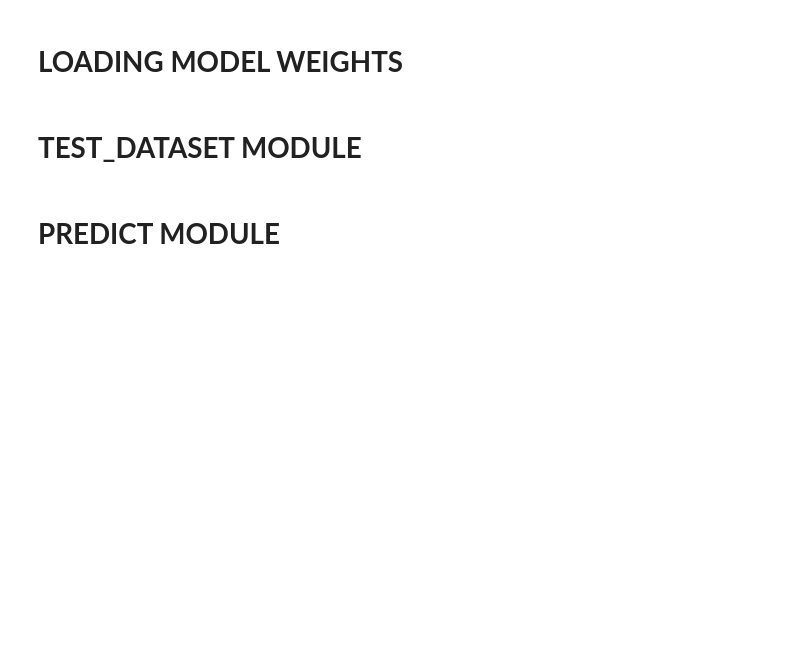
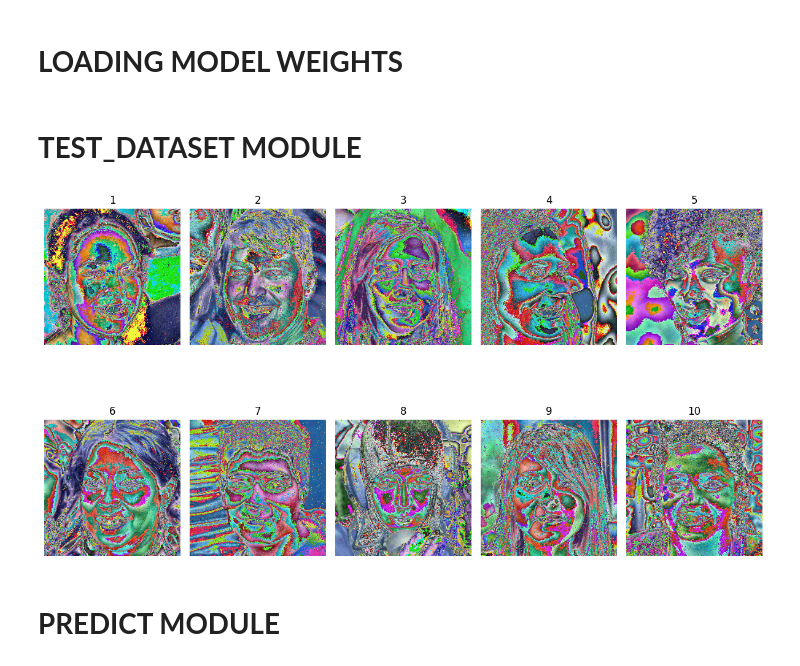
Before and after one commit to Harkt192/YaML-Deepfake, a Jupyter notebook: main.ipynb, the cells around one changed output. Cells and saved outputs as stored; diff of their text form; code cells hidden in the pictures; blank space fills up the shorter version.

```diff
--- a/main.ipynb
+++ b/main.ipynb
@@ -376,13 +449,38 @@ MODEL.load_state_dict(torch.load(MODEL_WEIGHTS_PATH))
 # %% [markdown]
 # **TEST_DATASET MODULE**
 # %%
+all_test_data = load_all_data(
+    root_dir=TEST_IMAGES_DIR
+)
+
 test_dataset = CustomDataset(
-    img_dir=TEST_IMAGES_DIR,
-    _train=False,
-    _transform=transform
+    data=all_test_data,
+    _transform=base_transform
 )
 
 test_loader = DataLoader(test_dataset, batch_size=BATCH_SIZE, shuffle=False)
+# %%
+to_pil = transforms.ToPILImage()
+
+
+def show_image(img):
+    image = to_pil(img)
+    plt.imshow(image)
+    plt.axis("off")
+
+
+dataiter = iter(test_loader)
+_images, _labels = next(dataiter)
+plt.figure(figsize=(12, 8))
+for i in range(10):
+    plt.subplot(2, 5, i + 1)
+    show_image(_images[i])
+    plt.title(_labels[i].item() + 1)
+
+plt.tight_layout()
+plt.show()
+# %% [output]
+[figure, added]
 # %% [markdown]
 # **PREDICT MODULE**
 # %%
```
Also changed, not shown: parts of 10 cells of this notebook, 2 other files.
